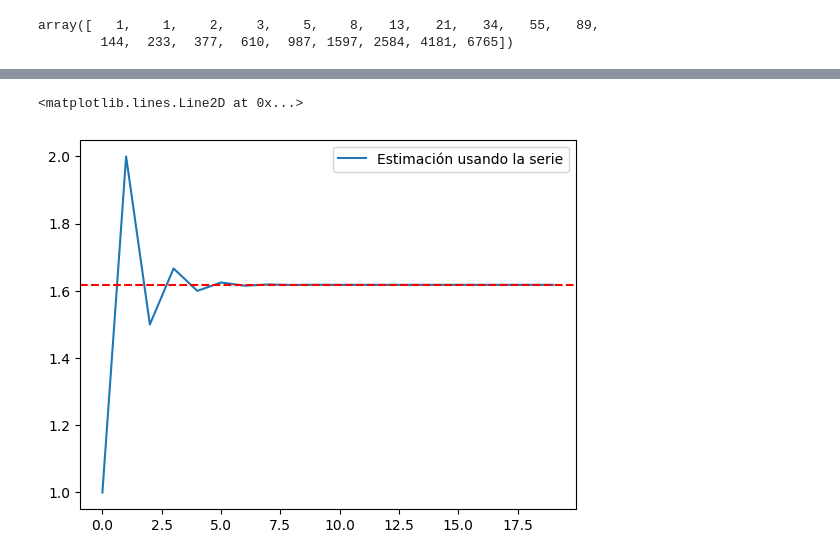
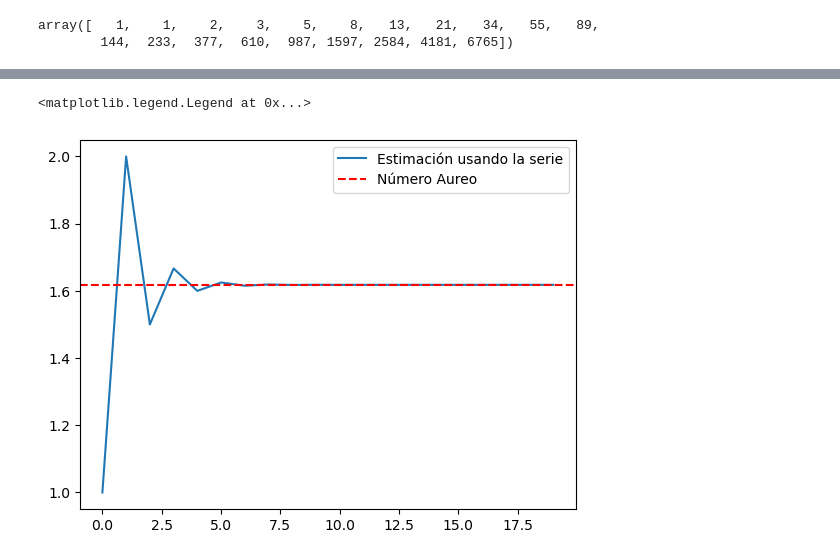
Before and after one commit to AntoniomoonBulla/Metodos1_AntonioBullaBenjaminMunoz, a Jupyter notebook: Taller1/Data/2.03.ipynb, the cells around one changed output, grey strips where cells are left out. Drawn from its saved outputs; the diff is of its cells as text; code cells hidden in the pictures.

```diff
--- a/Taller1/Data/2.03.ipynb
+++ b/Taller1/Data/2.03.ipynb
@@ -36,24 +36,24 @@ plt.show()
 # %%
 #3
 
 au = (1+np.sqrt(5))/2
 
 from sympy import*
 def afib(n):
     i = 1
     j = 0
     suc = np.zeros(n)
     for k in range(n):
         b = i+j
         i = j
         j = b
         suc[k] = 1+(i/b)
     return suc
 
 
 plt.plot(afib(20), label = "Estimación usando la serie")
+plt.axhline(y=au, color='r',ls='--',label="Número Aureo")
 plt.legend(loc = "upper right")
-plt.axhline(y=au, color='r',ls='--')
 # %% [output]
-<matplotlib.lines.Line2D at 0x...>
+<matplotlib.legend.Legend at 0x...>
-[figure, old version]
+[figure, new version]
```
Also changed, not shown: parts of 1 cell of this notebook.
